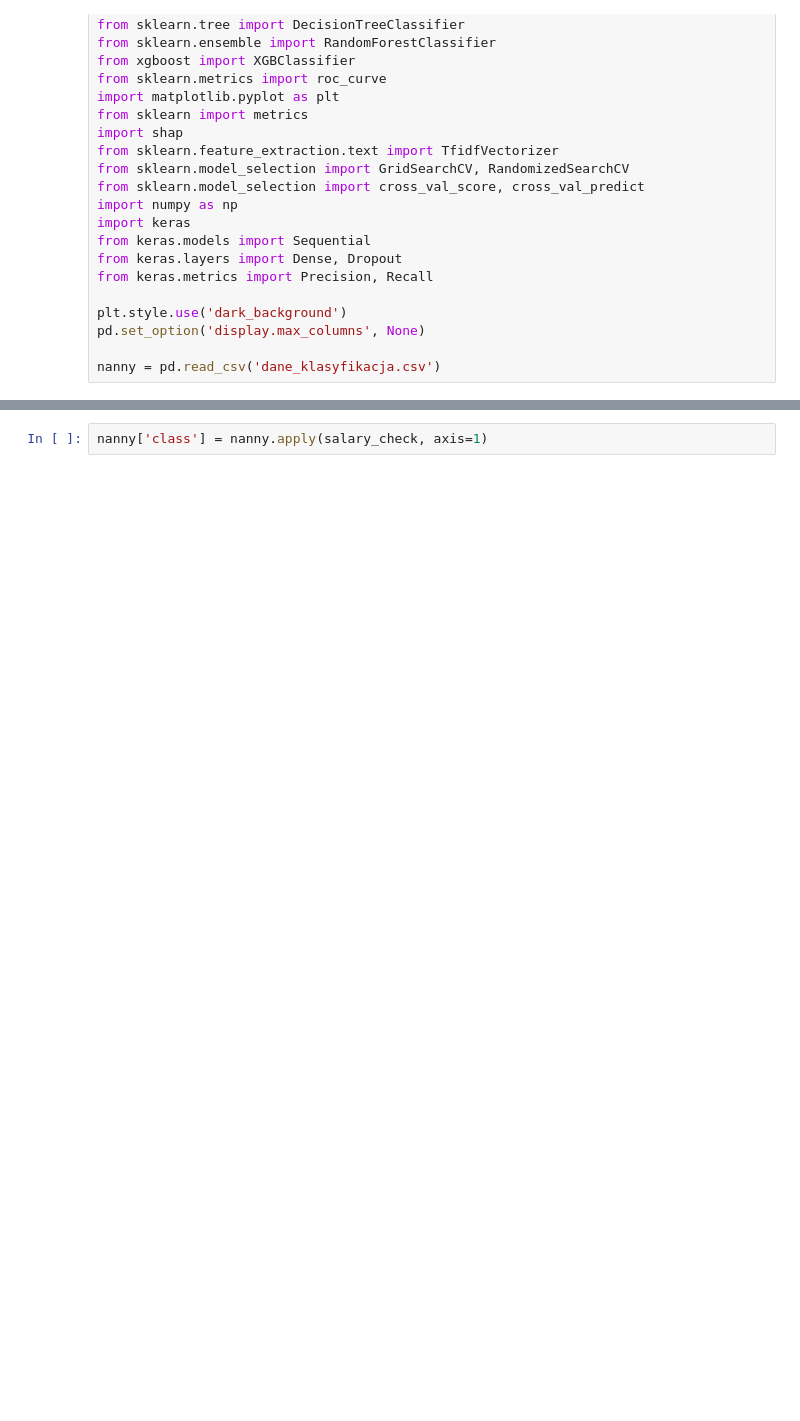
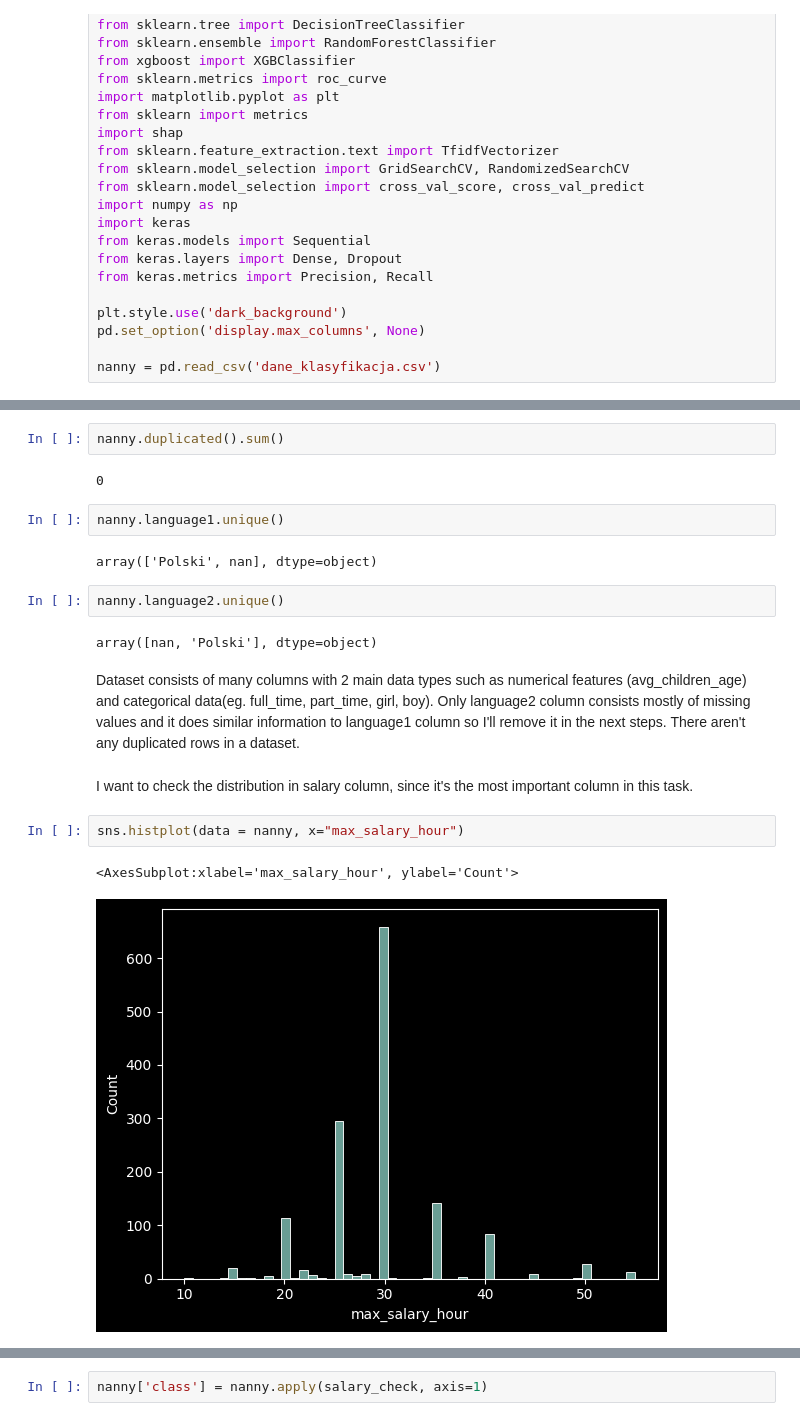
Before and after one commit to asiuninka/nanny_project.pl, a Jupyter notebook: niania_klasyfikacja.ipynb, the cells around one changed output, grey strips where cells are left out. Cells and saved outputs as stored; diff of their text form; blank space fills up the shorter version.

```diff
--- a/niania_klasyfikacja.ipynb
+++ b/niania_klasyfikacja.ipynb
@@ -29,0 +101,21 @@ nanny = pd.read_csv('dane_klasyfikacja.csv')
+# %%
+nanny.duplicated().sum()
+# %% [output]
+0
+# %%
+nanny.language1.unique()
+# %% [output]
+array(['Polski', nan], dtype=object)
+# %%
+nanny.language2.unique()
+# %% [output]
+array([nan, 'Polski'], dtype=object)
+# %% [markdown]
+Dataset consists of many columns with 2 main data types such as numerical features (avg_children_age) and categorical data(eg. full_time, part_time, girl, boy). Only language2 column consists mostly of missing values and it does similar information to language1 column so I'll remove it in the next steps. There aren't any duplicated rows in a dataset.
+# %% [markdown]
+I want to check the distribution in salary column, since it's the most important column in this task.
+# %%
+sns.histplot(data = nanny, x="max_salary_hour")
+# %% [output]
+<AxesSubplot:xlabel='max_salary_hour', ylabel='Count'>
+[figure, new version]
```
Also changed, not shown: parts of 104 cells of this notebook.
